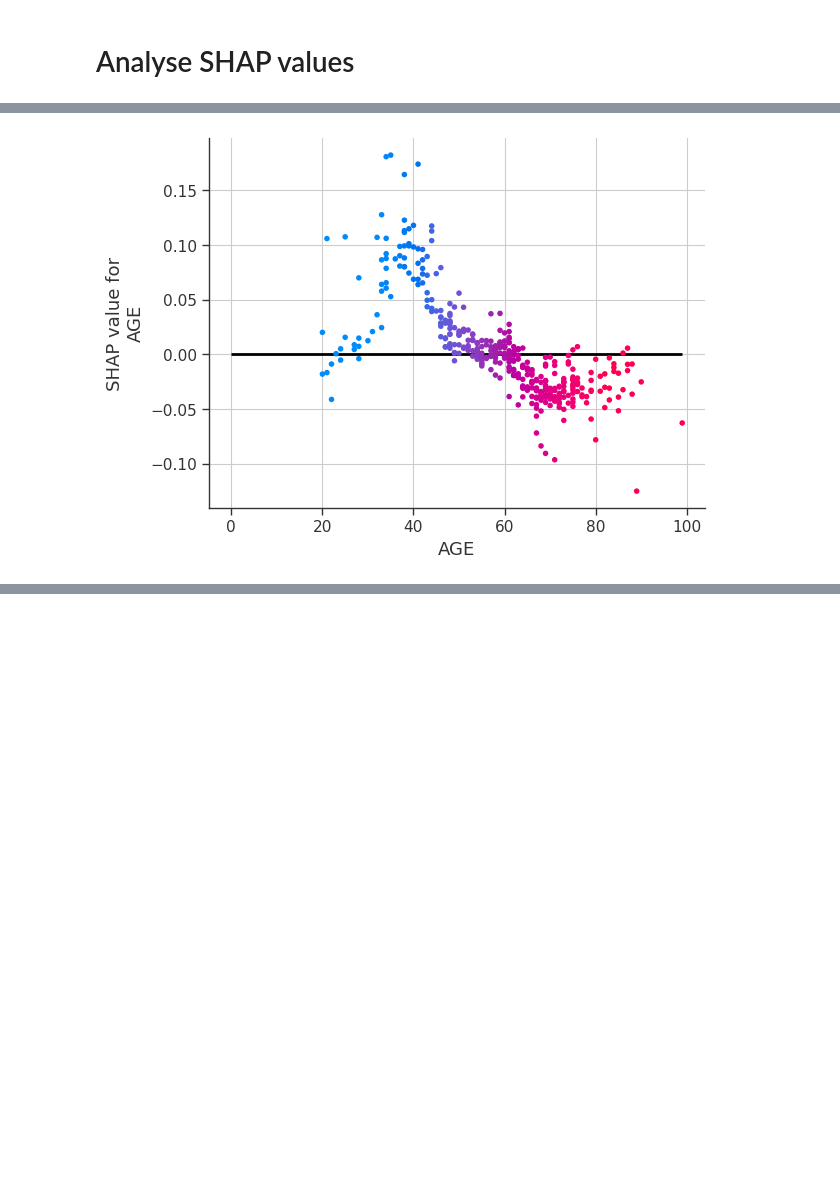
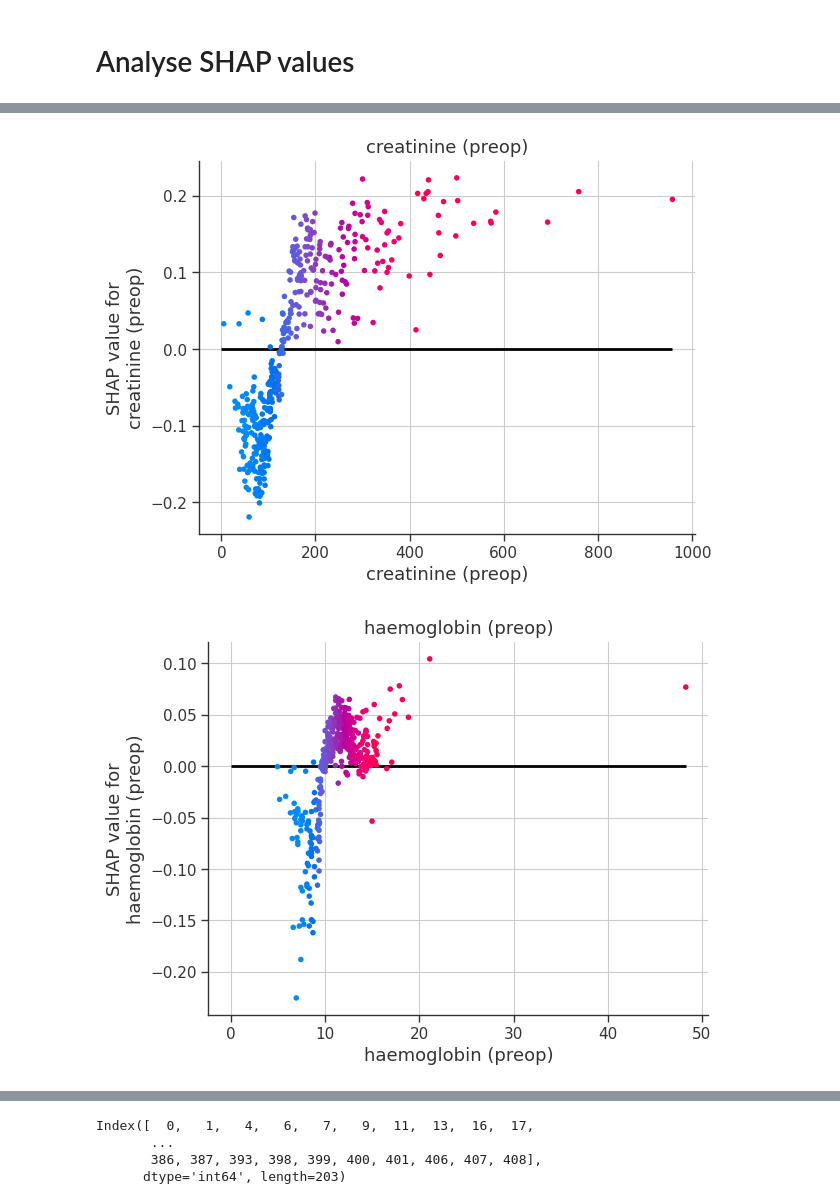
Before and after one commit to sonjakatz/permit-nsti-gas, a Jupyter notebook: scripts/30_internalValidation/02_analyseSHAP.ipynb, the cells around one changed output, grey strips where cells are left out. Drawn from its saved outputs; the diff is of its cells as text; code cells hidden in the pictures; blank space fills up the shorter version.

```diff
--- a/scripts/30_internalValidation/02_analyseSHAP.ipynb
+++ b/scripts/30_internalValidation/02_analyseSHAP.ipynb
@@ -21,3 +23,14 @@ from sklearn.pipeline import Pipeline
+# %%
+translateVarsNames = {
+    'creatinine_preop':"creatinine (preop)",
+    'hgb_preop':"haemoglobin (preop)",
+    'AGE':"age",
+    'UPPER_ARM_ARRIVAL':"affected: upper arm",
+    'LOWER_ARM_ARRIVAL':"affected: lower arm",
+    'ANOGENITAL_ARRIVAL':"affected: anogenital area",
+    'DIABETES':"diabetes",
+    'SURGERY_BEFORE':"surgery before",
+}
 # %%
 ### Read dataset and split
 '''
@@ -85,5 +98,7 @@ df_plotting = pd.DataFrame(X_imputed_plotting[list(dic_shap.keys())], columns=co
 ### INverse transform numerical variables to add to interpretability
 num_inverseTransform = pipe[1].transformers_[0][1][0].inverse_transform(df_plotting.loc[:,pipe[1].transformers_[0][2].tolist()])
 df_plotting.loc[:,pipe[1].transformers_[0][2].tolist()] = num_inverseTransform
-print(columnOrderAfterPreprocessing)
+
+df_plotting.columns = [translateVarsNames[ele] for ele in columnOrderAfterPreprocessing]
+df_plotting
 # %% [output]
@@ -100,12 +128,16 @@ plt.savefig(f"{folderFigures}/SHAP_n{n_iter}_{datasetTimepoint}.png", dpi=300)
 # %%
-a = "AGE"
+sns.set_theme(style="whitegrid", font_scale=1.2, context="paper")
 
-sns.set_theme(style="whitegrid", font_scale=1.2, context="paper")
-fig, ax = plt.subplots()
-ax.hlines(y=0, xmin=0, xmax=df_plotting.loc[:,a].max(), linestyles="-", colors='black', alpha=1, linewidth=2,zorder=1)
-shap.dependence_plot(a, np.array(average_shap_values),
-                     df_plotting,
-                     interaction_index=a,
-                     ax=ax)
+for i,a in enumerate(df_plotting.loc[:,["creatinine (preop)", "haemoglobin (preop)", "age"]]):
+    fig, ax = plt.subplots(1,1)
+    ax.hlines(y=0, xmin=0, xmax=df_plotting.loc[:,a].max(), linestyles="-", colors='black', alpha=1, linewidth=2,zorder=1)
+    shap.dependence_plot(a, np.array(average_shap_values),
+                        df_plotting,
+                        interaction_index=a,
+                        ax=ax, title=a, show=False)
+    plt.tight_layout()
+    plt.savefig(f"{folderFigures}/SHAP_dependencePlot_{a}.png", dpi=300)
+    plt.savefig(f"{folderFigures}/SHAP_dependencePlot_{a}.pdf", dpi=300)
 # %% [output]
-[figure, old version]
+[figure, new version]
+[figure, added]
@@ -111,0 +145,8 @@ shap.dependence_plot(a, np.array(average_shap_values),
+# %%
+a = pd.DataFrame(average_shap_values, columns=df_plotting.columns).iloc[:,0]
+a.index[a > 0]
+# %% [output]
+Index([  0,   1,   4,   6,   7,   9,  11,  13,  16,  17,
+       ...
+       386, 387, 393, 398, 399, 400, 401, 406, 407, 408],
+      dtype='int64', length=203)
```
Also changed, not shown: parts of 5 cells of this notebook, 23 other files.
